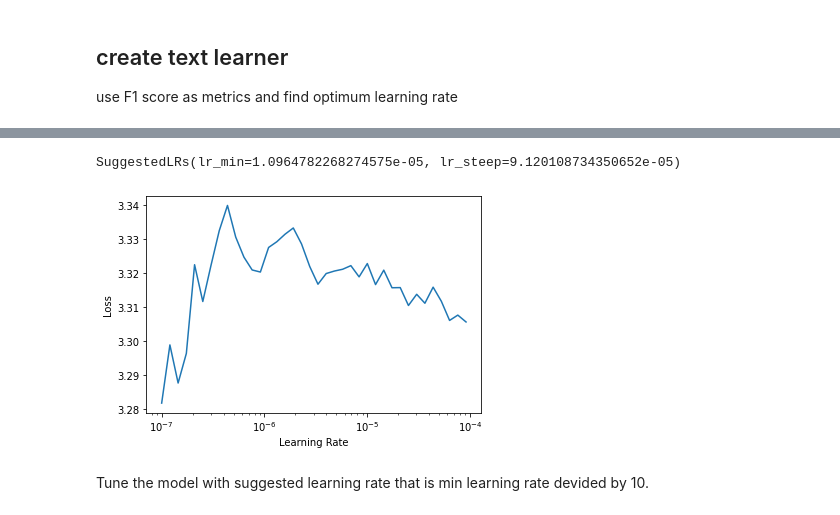
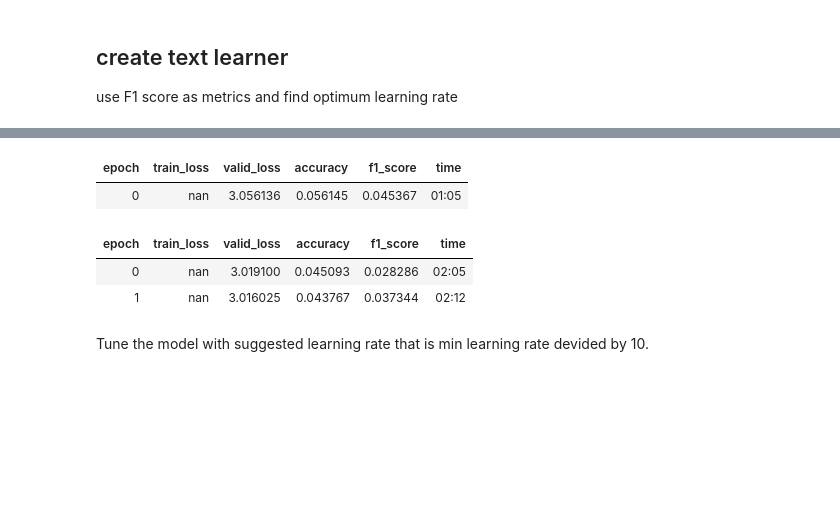
Before and after one commit to sayanbanerjee32/NLP-with-fastai2.0, a Jupyter notebook: fastai_on_20newsgroup.ipynb, the cells around one changed output, grey strips where cells are left out. Drawn from its saved outputs; the diff is of its cells as text; code cells hidden in the pictures; blank space fills up the shorter version.

```diff
--- a/fastai_on_20newsgroup.ipynb
+++ b/fastai_on_20newsgroup.ipynb
@@ -104,10 +101,11 @@ use F1 score as metrics and find optimum learning rate
 # %%
 #dls = TextDataLoaders.from_folder(untar_data(URLs.IMDB), valid='test')
 fscore = F1Score(average='weighted')
-ls_fucn = CrossEntropyLossFlat()
+#ls_func = CrossEntropyLossFlat()
+random_seed(32, True)
 learn = text_classifier_learner(dls, AWD_LSTM, drop_mult=0.5,
-                                loss_func = ls_fucn,
+                                #loss_func = ls_func,
                                 metrics=[accuracy,fscore])
-#learn.fine_tune(2, 1e-2)
-learn.lr_find()
+learn.fine_tune(2, 1e-2)
+#learn.lr_find()
 # %% [output]
@@ -115,5 +112,8 @@ learn.lr_find()
-SuggestedLRs(lr_min=1.0964782268274575e-05, lr_steep=9.120108734350652e-05)
-[figure, removed]
+| epoch | train_loss | valid_loss | accuracy | f1_score | time |
+| 0 | nan | 3.056136 | 0.056145 | 0.045367 | 01:05 |
+| epoch | train_loss | valid_loss | accuracy | f1_score | time |
+| 0 | nan | 3.019100 | 0.045093 | 0.028286 | 02:05 |
+| 1 | nan | 3.016025 | 0.043767 | 0.037344 | 02:12 |
 # %% [markdown]
 Tune the model with suggested learning rate that is min learning rate devided by 10.
 # %%
```
Also changed, not shown: parts of 11 cells of this notebook.
